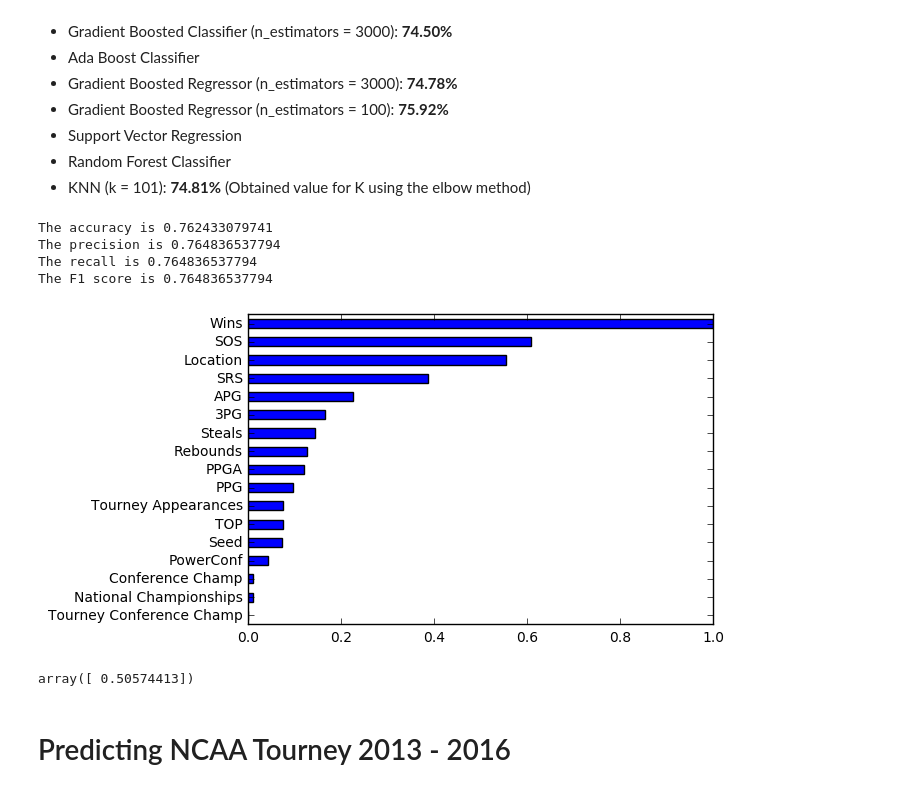
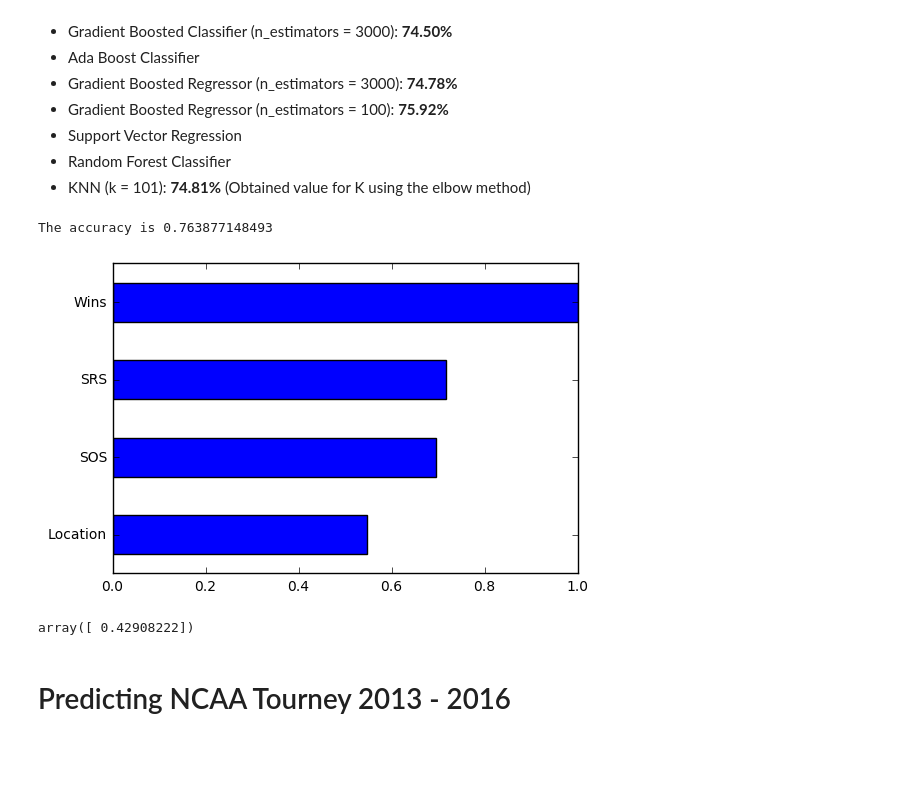
Before and after one commit to adeshpande3/March-Madness-2017, a Jupyter notebook: March Madness 2017.ipynb, the cells around one changed output. Saved outputs shown, nothing was run; the diff lists cells and outputs as text; code cells hidden in the pictures; blank space fills up the shorter version.

```diff
--- a/March Madness 2017.ipynb
+++ b/March Madness 2017.ipynb
@@ -593,3 +583,6 @@ xTrain.shape
+# %%
+xTrain = np.load('modifiedxTrain.npy')
+yTrain = np.load('yTrain.npy')
 # %% [markdown]
 # Testing Models
 # %% [markdown]
@@ -639,34 +632,29 @@ def showFeatureImportance(my_categories):
     fx_imp.sort()
     fx_imp.plot(kind='barh')
 # %%
-categories=['Wins','PPG','PPGA','PowerConf','3PG','TOP', 'APG', 'Conference Champ', 'Tourney Conference Champ',
-            'Seed','SOS','SRS', 'Rebounds', 'Steals', 'Tourney Appearances','National Championships','Location']
+#categories=['Wins','PPG','PPGA','PowerConf','3PG','TOP', 'APG', 'Conference Champ', 'Tourney Conference Champ',
+#            'Seed','SOS','SRS', 'Rebounds', 'Steals', 'Tourney Appearances','National Championships','Location']
+categories = ['Wins','SOS','SRS','Location']
 accuracy=[]
-truePositives=[]
-trueLabelCounter=[]
-falseNegatives=[]
 for i in range(1):
     X_train, X_test, Y_train, Y_test = train_test_split(xTrain, yTrain)
     model.fit(X_train, Y_train)
     results = model.fit(X_train, Y_train)
     preds = model.predict(X_test)
     preds[preds < .5] = 0
     preds[preds >= .5] = 1
     #showDependency(preds, X_test, 'Wins', categories)
     #showDependency(preds, X_test, 'PPG', categories)
     #showDependency(preds, X_test, 'PPGA', categories)
     #showDependency(preds, X_test, 'SOS', categories)
     #showDependency(preds, X_test, 'Seed', categories)
     accuracy.append(np.mean(preds == Y_test))
     #accuracy.append(np.mean(predictions == Y_test))
 print "The accuracy is", sum(accuracy)/len(accuracy)
 showFeatureImportance(categories)
 # %% [output]
-The accuracy is 0.762433079741
-The precision is 0.764836537794
-The recall is 0.764836537794
-The F1 score is 0.764836537794
+The accuracy is 0.763877148493
-[figure, old version]
+[figure, new version]
 # %%
 def predictGame(team_1_vector, team_2_vector, home):
     diff = [a - b for a, b in zip(team_1_vector, team_2_vector)]
@@ -674,11 +662,11 @@ def predictGame(team_1_vector, team_2_vector, home):
     return model.predict([diff])
     #return model.predict_proba([diff])
 # %%
-team1_vector = getSeasonData(teams_pd[teams_pd['Team_Name'] == 'Villanova'].values[0][0], 2016)
-team2_vector = getSeasonData(teams_pd[teams_pd['Team_Name'] == 'North Carolina'].values[0][0], 2016)
+team1_vector = getSeasonData(teams_pd[teams_pd['Team_Name'] == 'Kentucky'].values[0][0], 2014)
+team2_vector = getSeasonData(teams_pd[teams_pd['Team_Name'] == 'Michigan'].values[0][0], 2014)
 predictGame(team1_vector, team2_vector, 0)
 # %% [output]
-array([ 0.50574413])
+array([ 0.42908222])
 # %% [markdown]
 # Predicting NCAA Tourney 2013 - 2016
 # %% [markdown]
```
Also changed, not shown: parts of 3 cells of this notebook, 4 other files.
